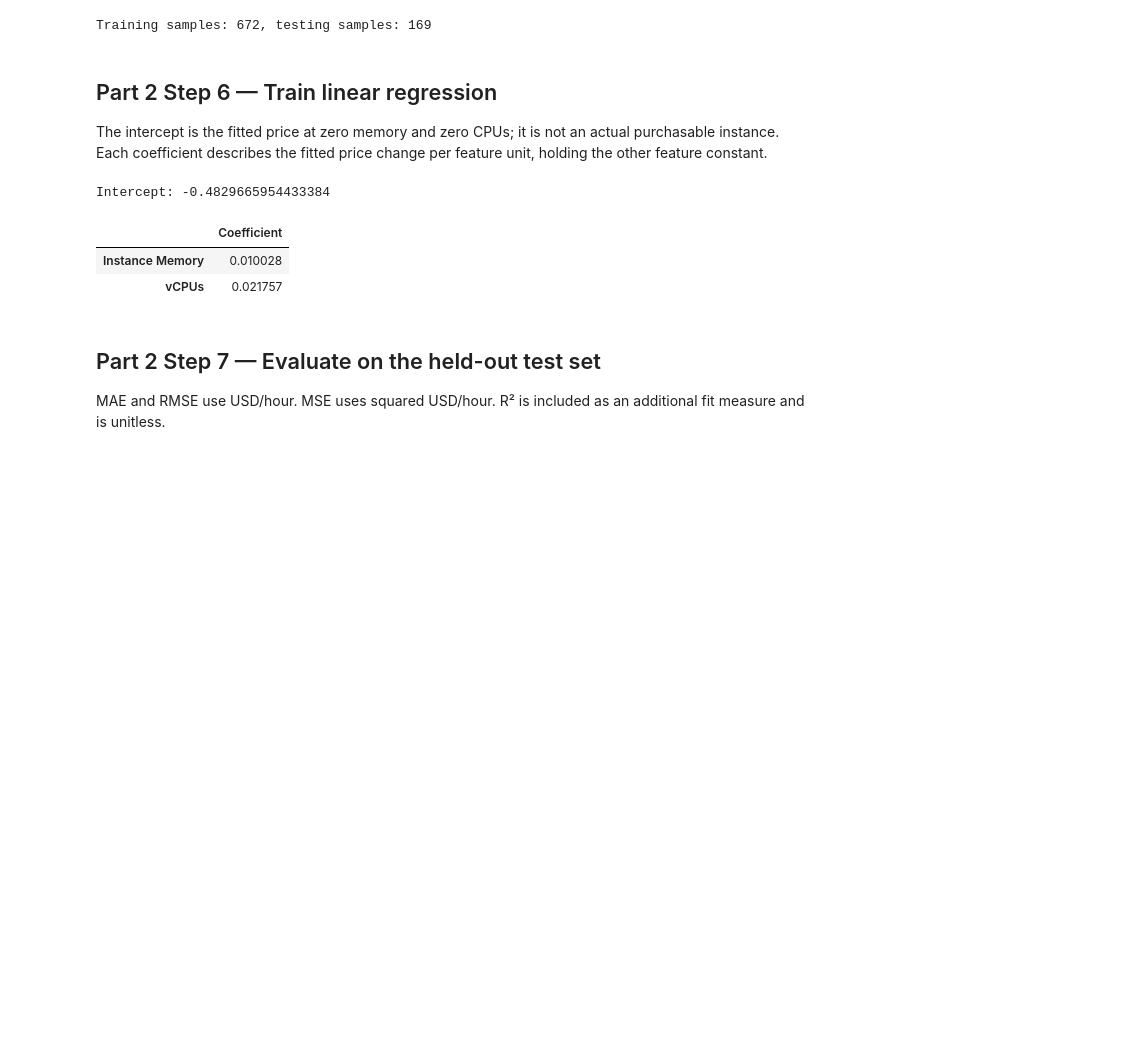
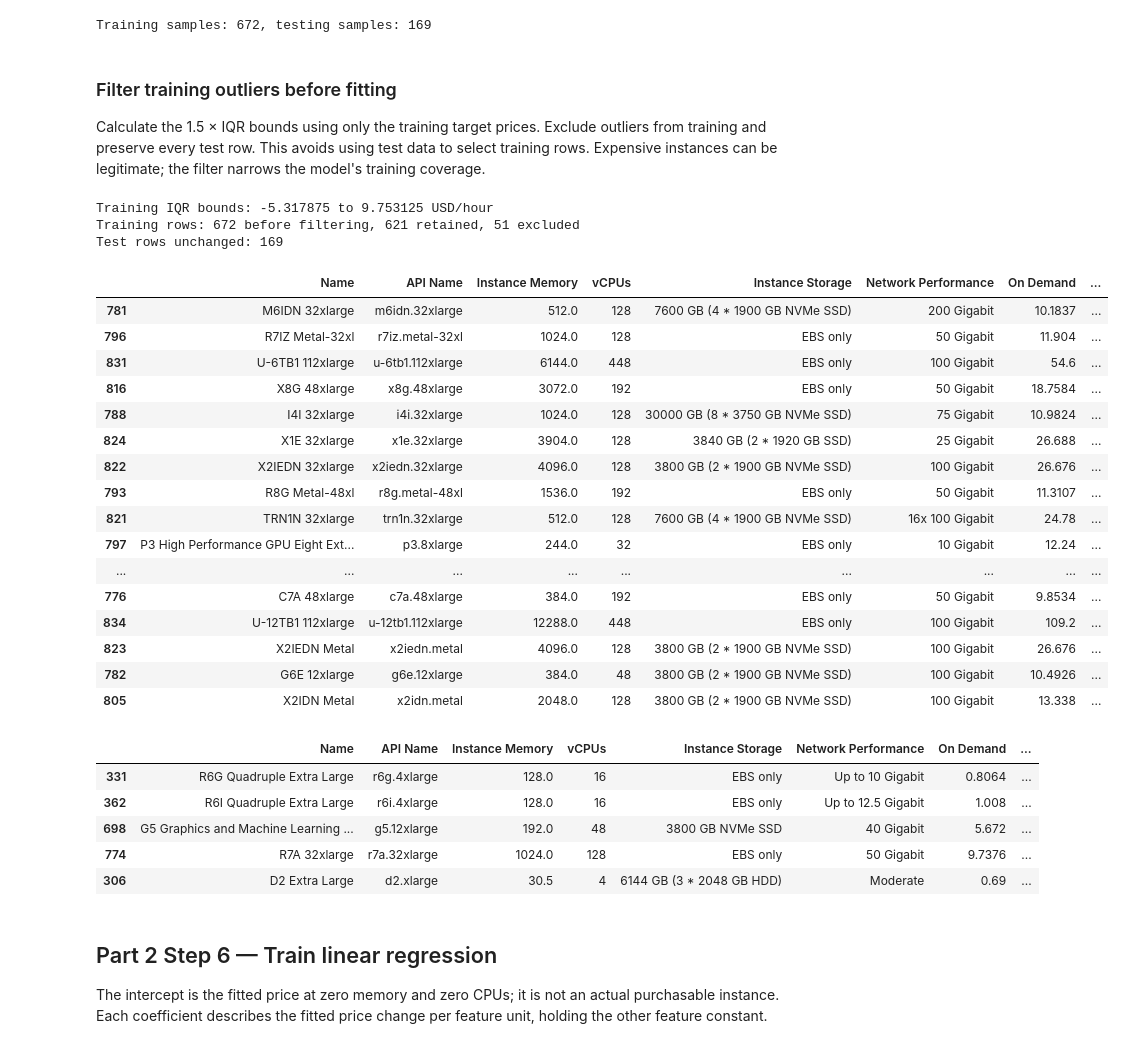
Before and after one commit to MadushanR/cloud-economics-ml, a Jupyter notebook: EC2_Analysis.ipynb, the cells around one changed output. Saved outputs shown, nothing was run; the diff lists cells and outputs as text; code cells hidden in the pictures; blank space fills up the shorter version.

Commit message:
Filter training cost outliers with training-only IQR bounds

```diff
--- a/EC2_Analysis.ipynb
+++ b/EC2_Analysis.ipynb
@@ -399,20 +400,54 @@ print(f"Training samples: {len(X_train)}, testing samples: {len(X_test)}")
 # %% [output]
 Training samples: 672, testing samples: 169
 # %% [markdown]
-## Part 2 Step 6 — Train linear regression
-The intercept is the fitted price at zero memory and zero CPUs; it is not an actual purchasable instance. Each coefficient describes the fitted price change per feature unit, holding the other feature constant.
+### Filter training outliers before fitting
+Calculate the 1.5 × IQR bounds using only the training target prices. Exclude outliers from training and preserve every test row. This avoids using test data to select training rows. Expensive instances can be legitimate; the filter narrows the model's training coverage.
 # %%
-model = LinearRegression()
-model.fit(X_train, y_train)
-print(f"Intercept: {model.intercept_}")
-coefficients = pd.Series(model.coef_, index=features, name="Coefficient")
-display(coefficients.to_frame())
+training_rows_before = len(X_train)
+train_q1, train_q3 = y_train.quantile([0.25, 0.75])
+train_iqr = train_q3 - train_q1
+train_lower = train_q1 - 1.5 * train_iqr
+train_upper = train_q3 + 1.5 * train_iqr
+training_inliers = y_train.between(train_lower, train_upper)
+excluded_training_outliers = data_cleaned.loc[y_train.index[~training_inliers]].copy()
+X_train = X_train.loc[training_inliers]
+y_train = y_train.loc[training_inliers]
+if len(X_train) < 2:
+    raise ValueError("Too few training rows remain after outlier filtering.")
+print(f"Training IQR bounds: {train_lower:.6f} to {train_upper:.6f} USD/hour")
+print(f"Training rows: {training_rows_before} before filtering, {len(X_train)} retained, {len(excluded_training_outliers)} excluded")
+print(f"Test rows unchanged: {len(X_test)}")
+display(excluded_training_outliers)
+filtered_training_data = data_cleaned.loc[X_train.index].copy()
+display(filtered_training_data.head())
 # %% [output]
-Intercept: -0.4829665954433384
+Training IQR bounds: -5.317875 to 9.753125 USD/hour
+Training rows: 672 before filtering, 621 retained, 51 excluded
+Test rows unchanged: 169
-|  | Coefficient |
-| Instance Memory | 0.010028 |
-| vCPUs | 0.021757 |
+|  | Name | API Name | Instance Memory | vCPUs | Instance Storage | Network Performance | On Demand | ... |
+| 781 | M6IDN 32xlarge | m6idn.32xlarge | 512.0 | 128 | 7600 GB (4 * 1900 GB NVMe SSD) | 200 Gigabit | 10.1837 | ... |
+| 796 | R7IZ Metal-32xl | r7iz.metal-32xl | 1024.0 | 128 | EBS only | 50 Gigabit | 11.904 | ... |
+| 831 | U-6TB1 112xlarge | u-6tb1.112xlarge | 6144.0 | 448 | EBS only | 100 Gigabit | 54.6 | ... |
+| 816 | X8G 48xlarge | x8g.48xlarge | 3072.0 | 192 | EBS only | 50 Gigabit | 18.7584 | ... |
+| 788 | I4I 32xlarge | i4i.32xlarge | 1024.0 | 128 | 30000 GB (8 * 3750 GB NVMe SSD) | 75 Gigabit | 10.9824 | ... |
+| 824 | X1E 32xlarge | x1e.32xlarge | 3904.0 | 128 | 3840 GB (2 * 1920 GB SSD) | 25 Gigabit | 26.688 | ... |
+| 822 | X2IEDN 32xlarge | x2iedn.32xlarge | 4096.0 | 128 | 3800 GB (2 * 1900 GB NVMe SSD) | 100 Gigabit | 26.676 | ... |
+| 793 | R8G Metal-48xl | r8g.metal-48xl | 1536.0 | 192 | EBS only | 50 Gigabit | 11.3107 | ... |
+| 821 | TRN1N 32xlarge | trn1n.32xlarge | 512.0 | 128 | 7600 GB (4 * 1900 GB NVMe SSD) | 16x 100 Gigabit | 24.78 | ... |
+| 797 | P3 High Performance GPU Eight Ext... | p3.8xlarge | 244.0 | 32 | EBS only | 10 Gigabit | 12.24 | ... |
+| ... | ... | ... | ... | ... | ... | ... | ... | ... |
+| 776 | C7A 48xlarge | c7a.48xlarge | 384.0 | 192 | EBS only | 50 Gigabit | 9.8534 | ... |
+| 834 | U-12TB1 112xlarge | u-12tb1.112xlarge | 12288.0 | 448 | EBS only | 100 Gigabit | 109.2 | ... |
+| 823 | X2IEDN Metal | x2iedn.metal | 4096.0 | 128 | 3800 GB (2 * 1900 GB NVMe SSD) | 100 Gigabit | 26.676 | ... |
+| 782 | G6E 12xlarge | g6e.12xlarge | 384.0 | 48 | 3800 GB (2 * 1900 GB NVMe SSD) | 100 Gigabit | 10.4926 | ... |
+| 805 | X2IDN Metal | x2idn.metal | 2048.0 | 128 | 3800 GB (2 * 1900 GB NVMe SSD) | 100 Gigabit | 13.338 | ... |
+|  | Name | API Name | Instance Memory | vCPUs | Instance Storage | Network Performance | On Demand | ... |
+| 331 | R6G Quadruple Extra Large | r6g.4xlarge | 128.0 | 16 | EBS only | Up to 10 Gigabit | 0.8064 | ... |
+| 362 | R6I Quadruple Extra Large | r6i.4xlarge | 128.0 | 16 | EBS only | Up to 12.5 Gigabit | 1.008 | ... |
+| 698 | G5 Graphics and Machine Learning ... | g5.12xlarge | 192.0 | 48 | 3800 GB NVMe SSD | 40 Gigabit | 5.672 | ... |
+| 774 | R7A 32xlarge | r7a.32xlarge | 1024.0 | 128 | EBS only | 50 Gigabit | 9.7376 | ... |
+| 306 | D2 Extra Large | d2.xlarge | 30.5 | 4 | 6144 GB (3 * 2048 GB HDD) | Moderate | 0.69 | ... |
 # %% [markdown]
-## Part 2 Step 7 — Evaluate on the held-out test set
-MAE and RMSE use USD/hour. MSE uses squared USD/hour. R² is included as an additional fit measure and is unitless.
+## Part 2 Step 6 — Train linear regression
+The intercept is the fitted price at zero memory and zero CPUs; it is not an actual purchasable instance. Each coefficient describes the fitted price change per feature unit, holding the other feature constant.
 # %%
```
Also changed, not shown: parts of 9 cells of this notebook, 5 other files.
